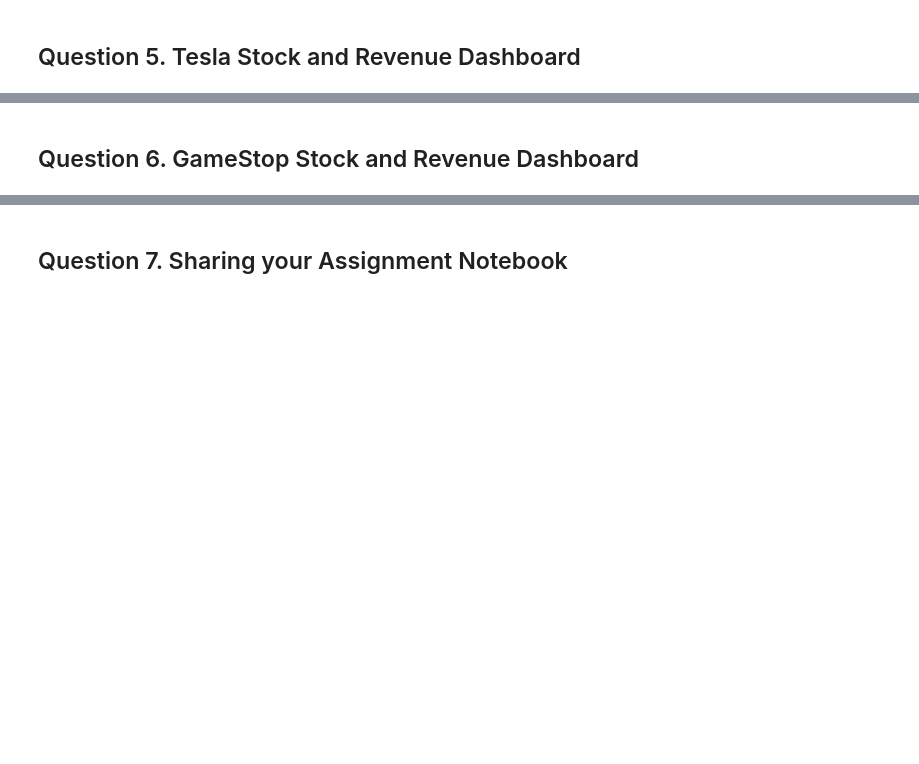
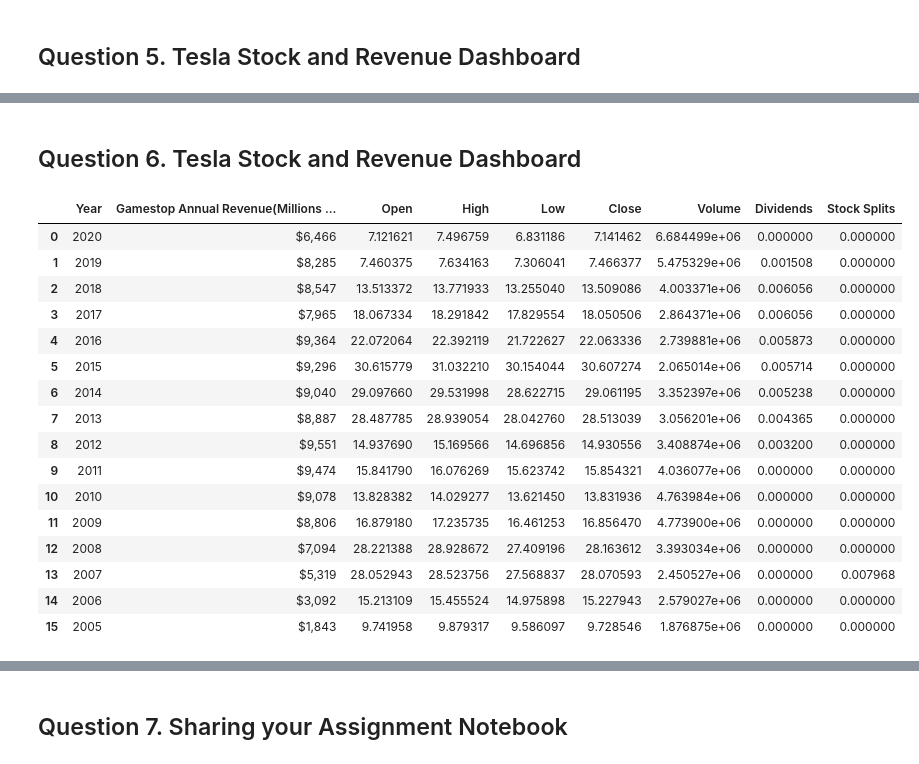
Before and after one commit to Younjung92/Capston-Project, a Jupyter notebook: Python_Project_for_Data_Science/Assignment.ipynb, the cells around one changed output, grey strips where cells are left out. Drawn from its saved outputs; the diff is of its cells as text; code cells hidden in the pictures; blank space fills up the shorter version.

```diff
--- a/Python_Project_for_Data_Science/Assignment.ipynb
+++ b/Python_Project_for_Data_Science/Assignment.ipynb
@@ -307,2 +445,2 @@ df_1.head()
 # %% [markdown]
-## Question 6. GameStop Stock and Revenue Dashboard
+## Question 6. Tesla Stock and Revenue Dashboard
@@ -308,0 +449,34 @@ df_1.head()
+# %%
+# changing timestamps to just years, grouping by same years, and providing means of each year
+game_stock = game_share_price_data.groupby(pd.Grouper(key = 'Date', freq = '1Y')).mean()
+game_stock.reset_index(inplace = True)
+# %%
+# creating a column 'Year' where only years are written and dropping the 'Data' list
+game_stock['Year'] = pd.DatetimeIndex(game_stock['Date']).year
+game_stock.drop(['Date'], axis = 1, inplace = True)
+# %%
+# changing the type of element
+df_1['Year'] = [int(item) for item in df_1['Year']]
+# %%
+# creating a new dataframe in which the two dataframes are merged, which is the dashboard
+Game_dash = pd.merge(df_1, game_stock, on = 'Year')
+# %%
+Game_dash
+# %% [output]
+|  | Year | Gamestop Annual Revenue(Millions ... | Open | High | Low | Close | Volume | Dividends | Stock Splits |
+| 0 | 2020 | $6,466 | 7.121621 | 7.496759 | 6.831186 | 7.141462 | 6.684499e+06 | 0.000000 | 0.000000 |
+| 1 | 2019 | $8,285 | 7.460375 | 7.634163 | 7.306041 | 7.466377 | 5.475329e+06 | 0.001508 | 0.000000 |
+| 2 | 2018 | $8,547 | 13.513372 | 13.771933 | 13.255040 | 13.509086 | 4.003371e+06 | 0.006056 | 0.000000 |
+| 3 | 2017 | $7,965 | 18.067334 | 18.291842 | 17.829554 | 18.050506 | 2.864371e+06 | 0.006056 | 0.000000 |
+| 4 | 2016 | $9,364 | 22.072064 | 22.392119 | 21.722627 | 22.063336 | 2.739881e+06 | 0.005873 | 0.000000 |
+| 5 | 2015 | $9,296 | 30.615779 | 31.032210 | 30.154044 | 30.607274 | 2.065014e+06 | 0.005714 | 0.000000 |
+| 6 | 2014 | $9,040 | 29.097660 | 29.531998 | 28.622715 | 29.061195 | 3.352397e+06 | 0.005238 | 0.000000 |
+| 7 | 2013 | $8,887 | 28.487785 | 28.939054 | 28.042760 | 28.513039 | 3.056201e+06 | 0.004365 | 0.000000 |
+| 8 | 2012 | $9,551 | 14.937690 | 15.169566 | 14.696856 | 14.930556 | 3.408874e+06 | 0.003200 | 0.000000 |
+| 9 | 2011 | $9,474 | 15.841790 | 16.076269 | 15.623742 | 15.854321 | 4.036077e+06 | 0.000000 | 0.000000 |
+| 10 | 2010 | $9,078 | 13.828382 | 14.029277 | 13.621450 | 13.831936 | 4.763984e+06 | 0.000000 | 0.000000 |
+| 11 | 2009 | $8,806 | 16.879180 | 17.235735 | 16.461253 | 16.856470 | 4.773900e+06 | 0.000000 | 0.000000 |
+| 12 | 2008 | $7,094 | 28.221388 | 28.928672 | 27.409196 | 28.163612 | 3.393034e+06 | 0.000000 | 0.000000 |
+| 13 | 2007 | $5,319 | 28.052943 | 28.523756 | 27.568837 | 28.070593 | 2.450527e+06 | 0.000000 | 0.007968 |
+| 14 | 2006 | $3,092 | 15.213109 | 15.455524 | 14.975898 | 15.227943 | 2.579027e+06 | 0.000000 | 0.000000 |
+| 15 | 2005 | $1,843 | 9.741958 | 9.879317 | 9.586097 | 9.728546 | 1.876875e+06 | 0.000000 | 0.000000 |
```
Also changed, not shown: parts of 22 cells of this notebook.
